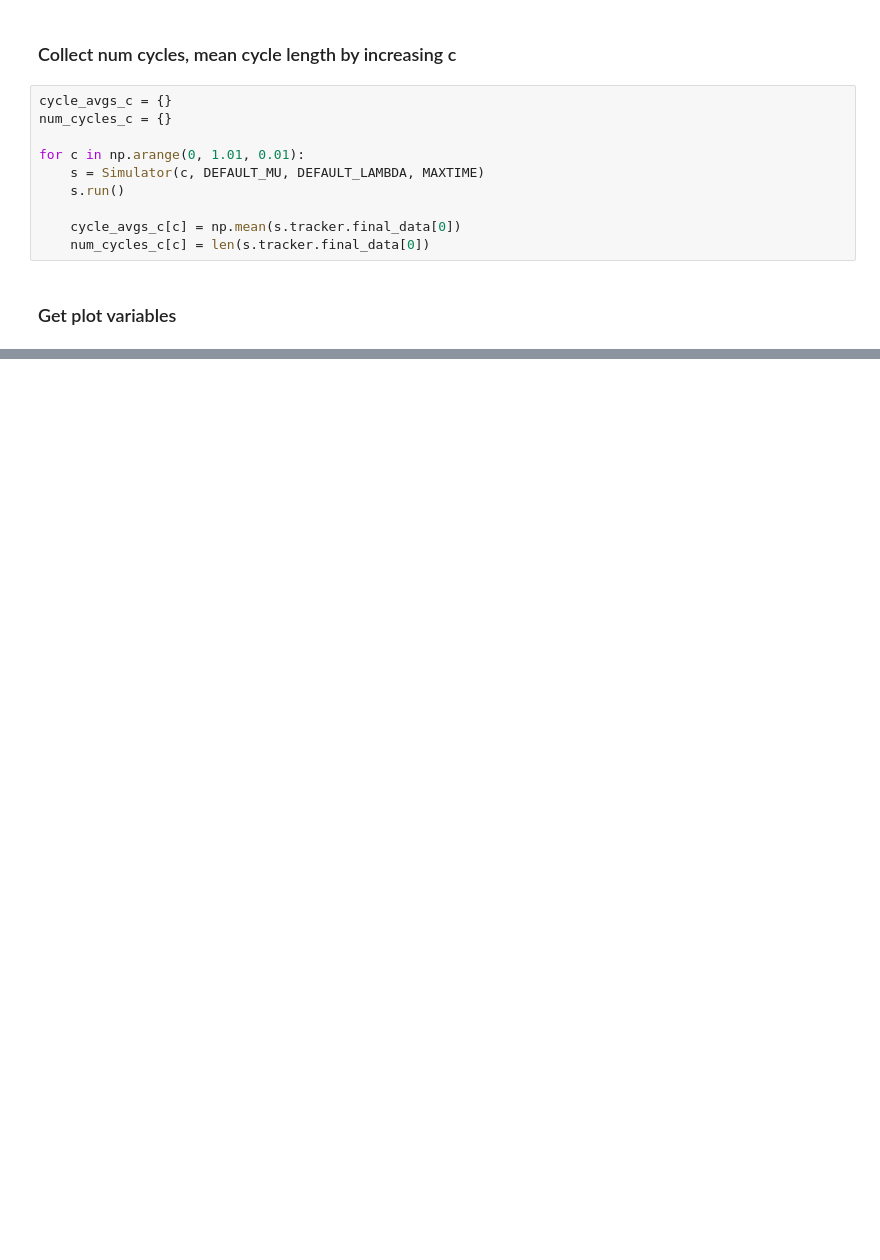
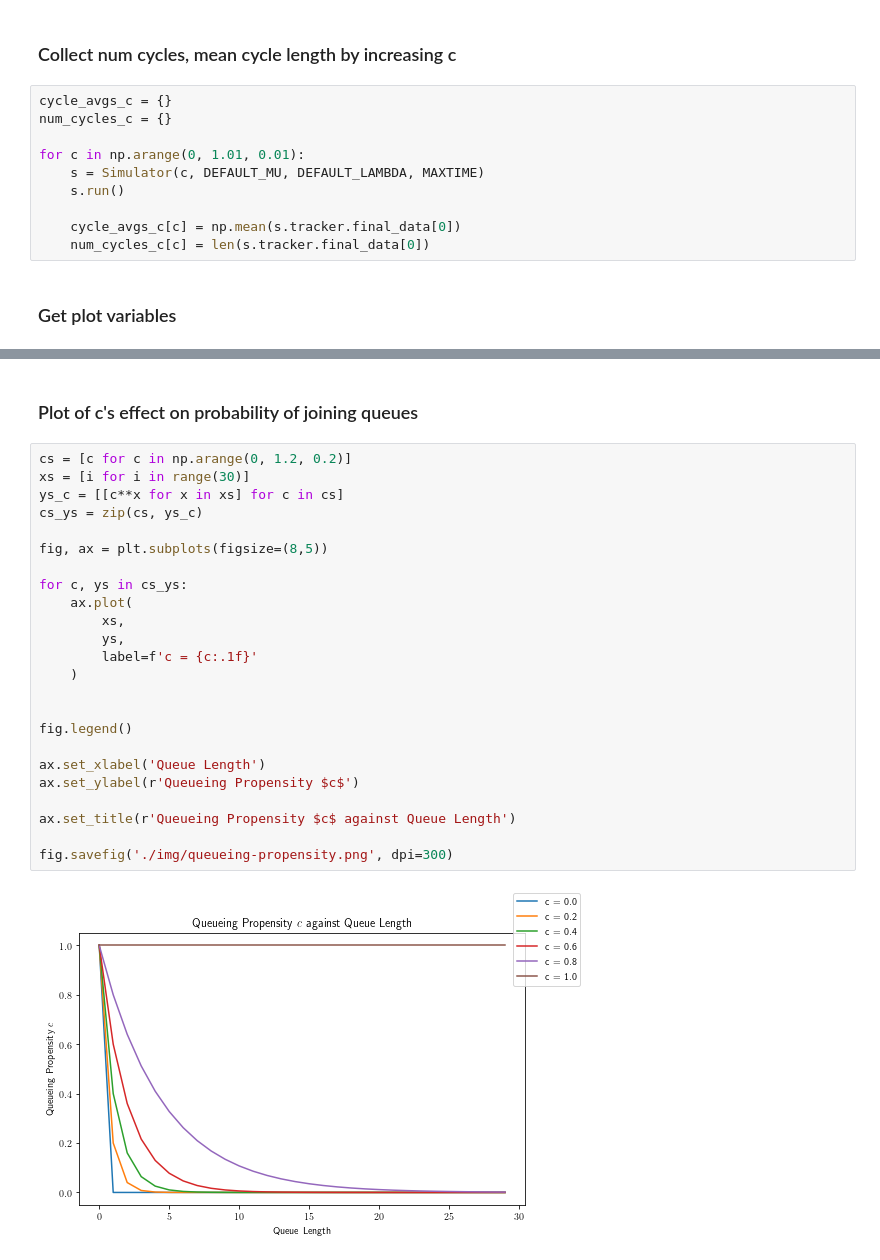
Before and after one commit to Yustynn/atsm-drinks-stall-simulator, a Jupyter notebook: Simulator.ipynb, the cells around one changed output, grey strips where cells are left out. Drawn from its saved outputs; the diff is of its cells as text; blank space fills up the shorter version.

```diff
--- a/Simulator.ipynb
+++ b/Simulator.ipynb
@@ -314,0 +325,28 @@ Text(0.5, 1.0, 'Comparison of increasing $\\mu$ vs increasing $c$, with $\\lambd
+# %% [markdown]
+### Plot of c's effect on probability of joining queues
+# %%
+cs = [c for c in np.arange(0, 1.2, 0.2)]
+xs = [i for i in range(30)]
+ys_c = [[c**x for x in xs] for c in cs]
+cs_ys = zip(cs, ys_c)
+
+fig, ax = plt.subplots(figsize=(8,5))
+
+for c, ys in cs_ys:
+    ax.plot(
+        xs,
+        ys,
+        label=f'c = {c:.1f}'
+    )
+
+
+fig.legend()
+
+ax.set_xlabel('Queue Length')
+ax.set_ylabel(r'Queueing Propensity $c$')
+
+ax.set_title(r'Queueing Propensity $c$ against Queue Length')
+
+fig.savefig('./img/queueing-propensity.png', dpi=300)
+# %% [output]
+[figure, added]
```
Also changed, not shown: parts of 7 cells of this notebook, 4 other files.
